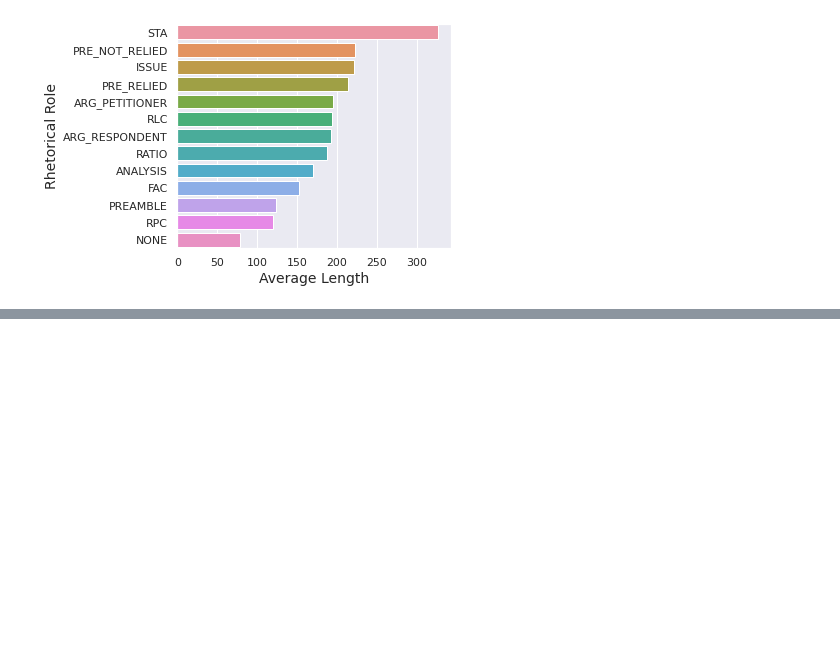
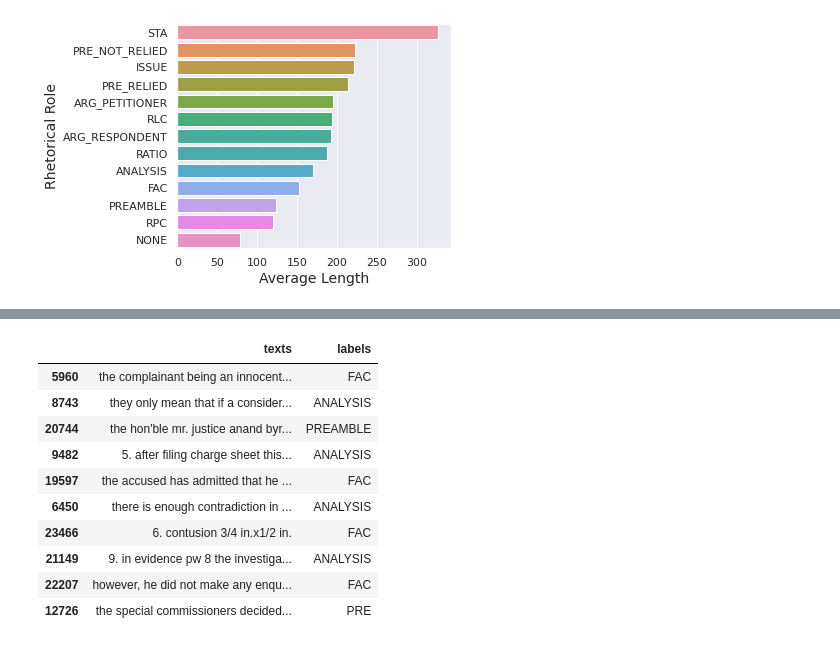
Before and after one commit to tsither/Rhetorical-Role-Classifier, a Jupyter notebook: jupyter_notebooks/data_exploration.ipynb, the cells around one changed output, grey strips where cells are left out. Cells and saved outputs as stored; diff of their text form; code cells hidden in the pictures; blank space fills up the shorter version.

```diff
--- a/jupyter_notebooks/data_exploration.ipynb
+++ b/jupyter_notebooks/data_exploration.ipynb
@@ -180,0 +219,15 @@ fig.savefig("../output/CharacterLen.png", dpi=300)
+# %%
+df = pd.DataFrame({'texts': data_train.texts, 'labels': data_train_new})
+df.sample(10)
+# %% [output]
+|  | texts | labels |
+| 5960 | the complainant being an innocent... | FAC |
+| 8743 | they only mean that if a consider... | ANALYSIS |
+| 20744 | the hon'ble mr. justice anand byr... | PREAMBLE |
+| 9482 | 5. after filing charge sheet this... | ANALYSIS |
+| 19597 | the accused has admitted that he ... | FAC |
+| 6450 | there is enough contradiction in ... | ANALYSIS |
+| 23466 | 6. contusion 3/4 in.x1/2 in. | FAC |
+| 21149 | 9. in evidence pw 8 the investiga... | ANALYSIS |
+| 22207 | however, he did not make any enqu... | FAC |
+| 12726 | the special commissioners decided... | PRE |
```
Also changed, not shown: parts of 12 cells of this notebook, 10 other files.
